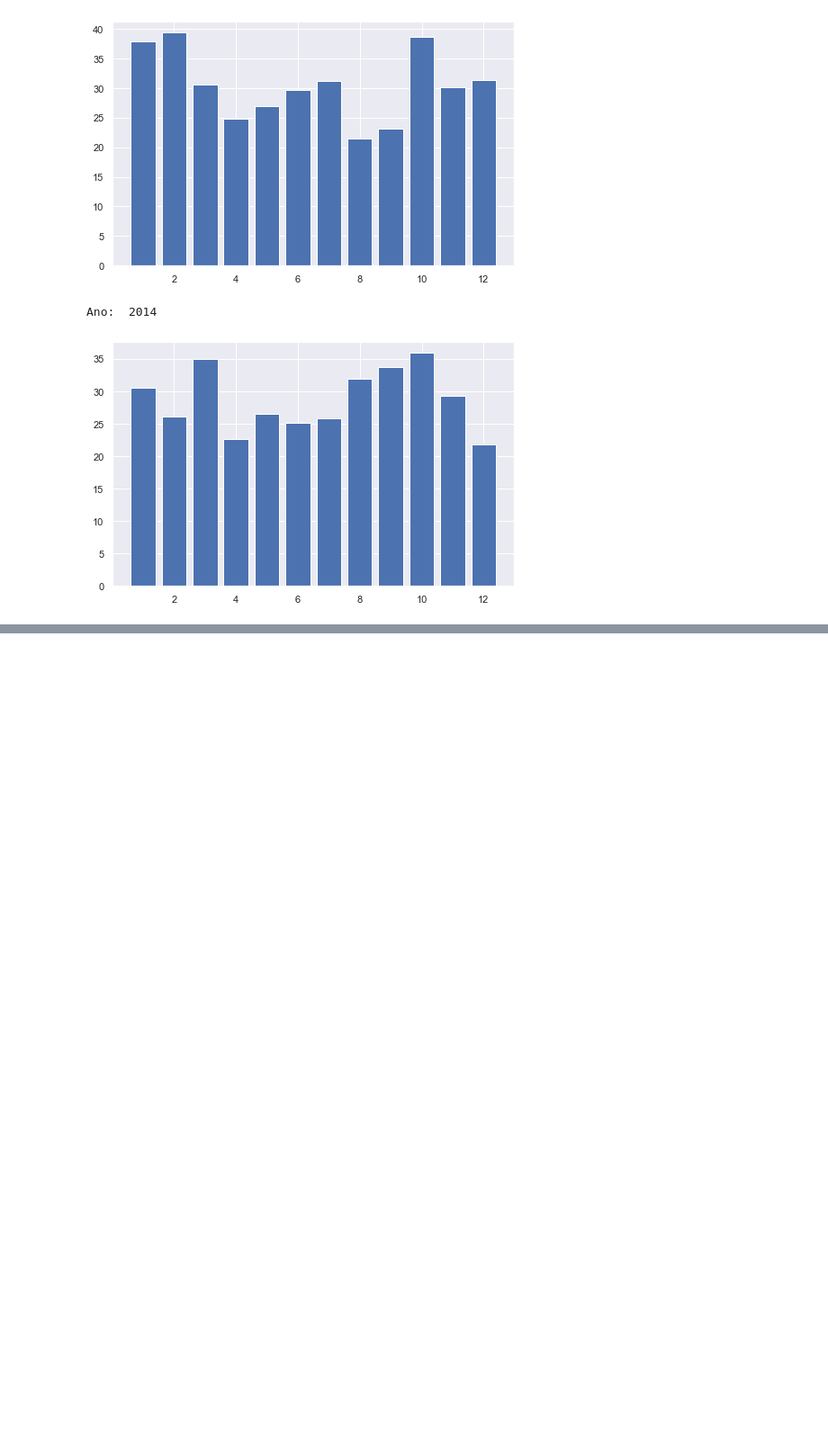
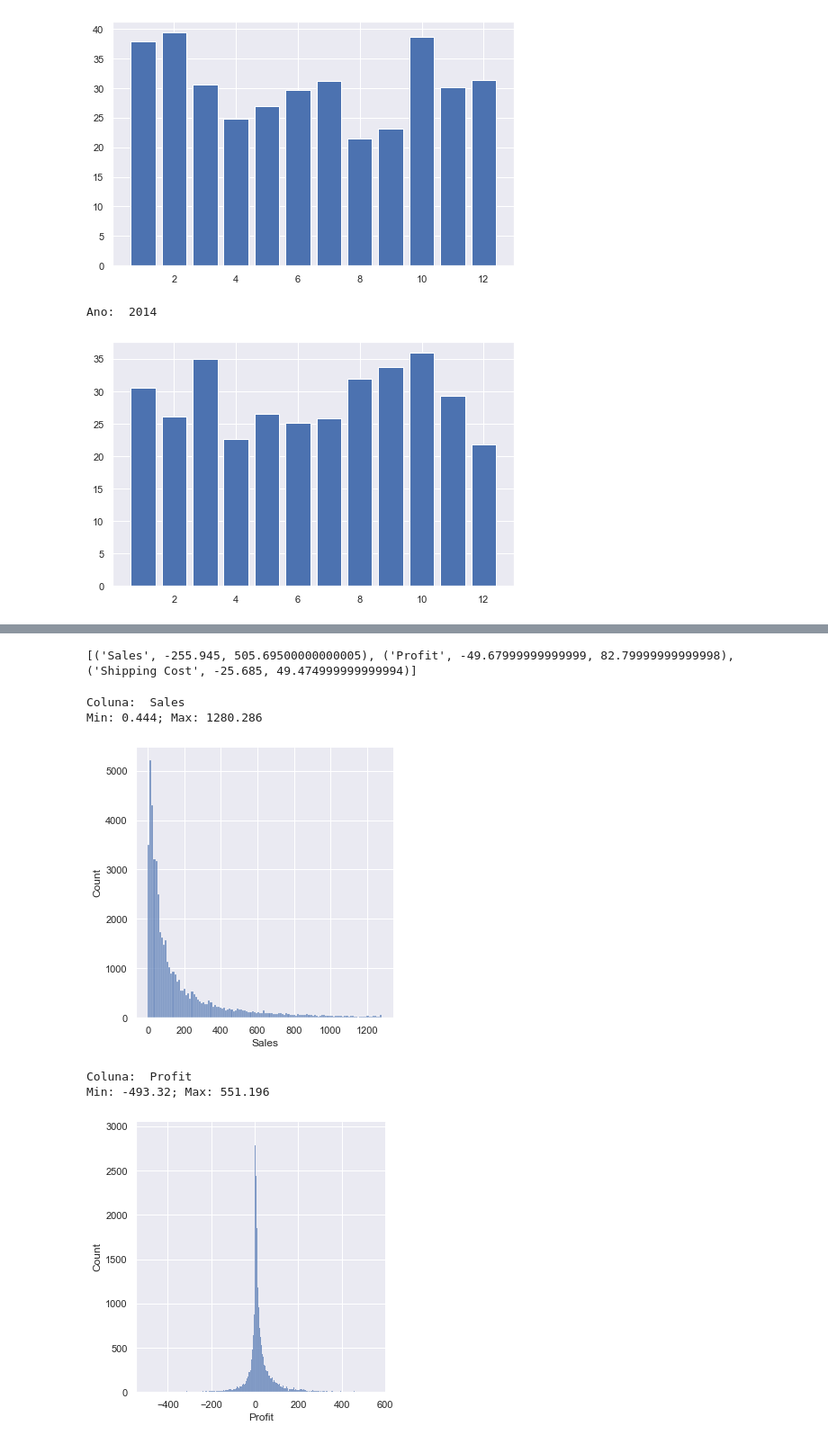
Before and after one commit to gonaloppcc/projetoDAA, a Jupyter notebook: melhor_grupo/data_exploration.ipynb, the cells around one changed output, grey strips where cells are left out. Shown at 90% size. Cells and saved outputs as stored; diff of their text form; code cells hidden in the pictures; blank space fills up the shorter version.

Commit message:
exportado dataset e removido outliers do sales e profit

```diff
--- a/melhor_grupo/data_exploration.ipynb
+++ b/melhor_grupo/data_exploration.ipynb
@@ -475,3 +475,13 @@ Ano:  2013
 [figure]
 Ano:  2014
 [figure]
+# %%
+## Remove outliers
+
+for coluna in df[["Profit", "Sales"]]:
+    df = df[
+        (df[coluna] < df[coluna].mean() + 3 * df[coluna].std()) &
+        (df[coluna] > df[coluna].mean() - 3 * df[coluna].std())
+    ]
+
+df.shape
@@ -477,0 +510,29 @@ Ano:  2014
+# %%
+array = []
+
+for num in df[["Sales", "Profit", "Shipping Cost"]]:
+    Q1 = df[num].quantile(0.25)
+    Q3 = df[num].quantile(0.75)
+    IQR = Q3 - Q1
+
+    lower = Q1 - 1.5 * IQR
+    upper = Q3 + 1.5 * IQR
+    array.append((num,lower,upper))
+
+print(array)
+# %% [output]
+[('Sales', -255.945, 505.69500000000005), ('Profit', -49.67999999999999, 82.79999999999998), ('Shipping Cost', -25.685, 49.474999999999994)]
+# %%
+for coluna in ["Sales","Profit"]:
+    print("\nColuna: ", coluna)
+    #sns.displot(df[coluna],height=5,aspect=10)
+    sns.displot(df[coluna])
+    print("Min: {}; Max: {}".format(df[coluna].min(),df[coluna].max()))
+    plt.show()
+# %% [output]
+Coluna:  Sales
+Min: 0.444; Max: 1280.286
+[figure, added]
+Coluna:  Profit
+Min: -493.32; Max: 551.196
+[figure, added]
```
Also changed, not shown: parts of 3 cells of this notebook, 2 other files.
